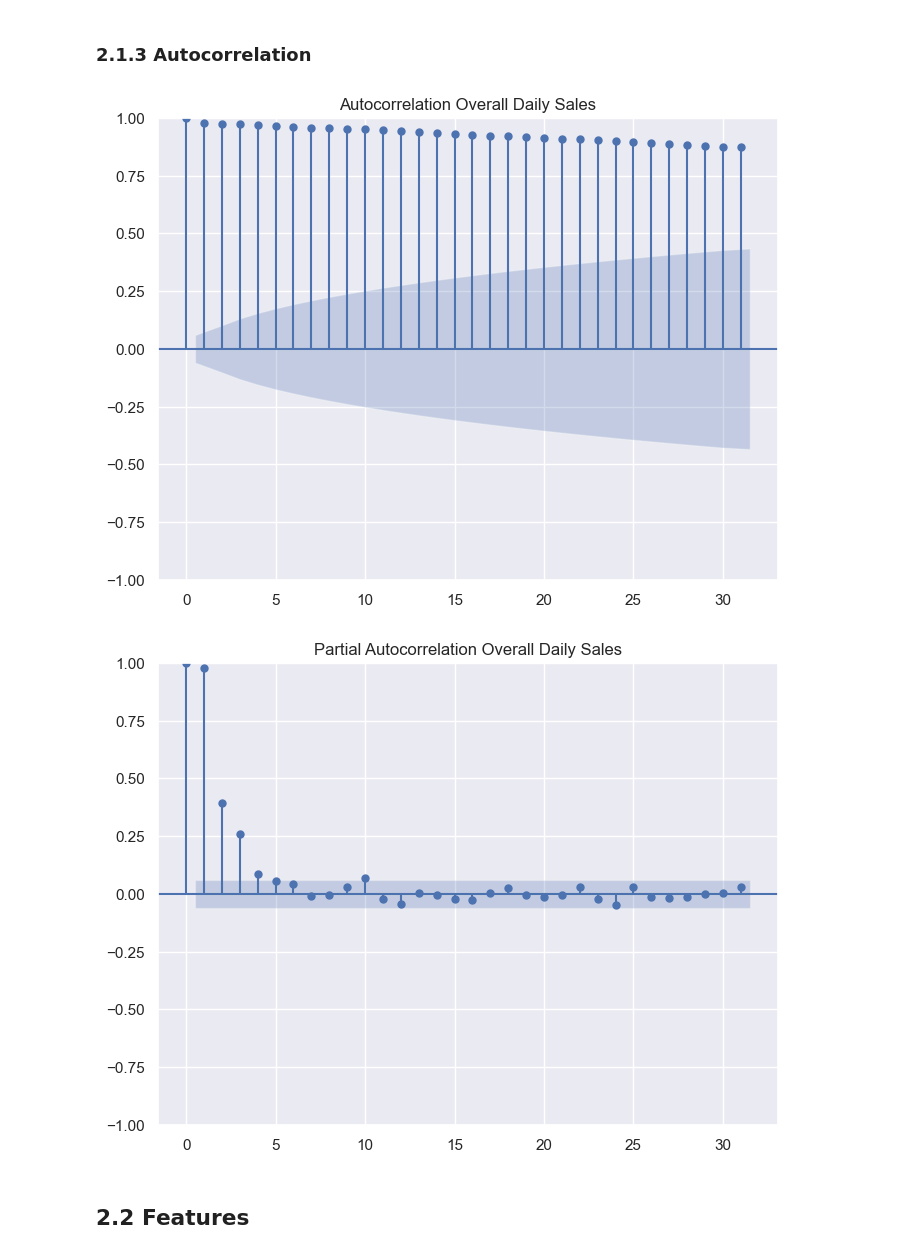
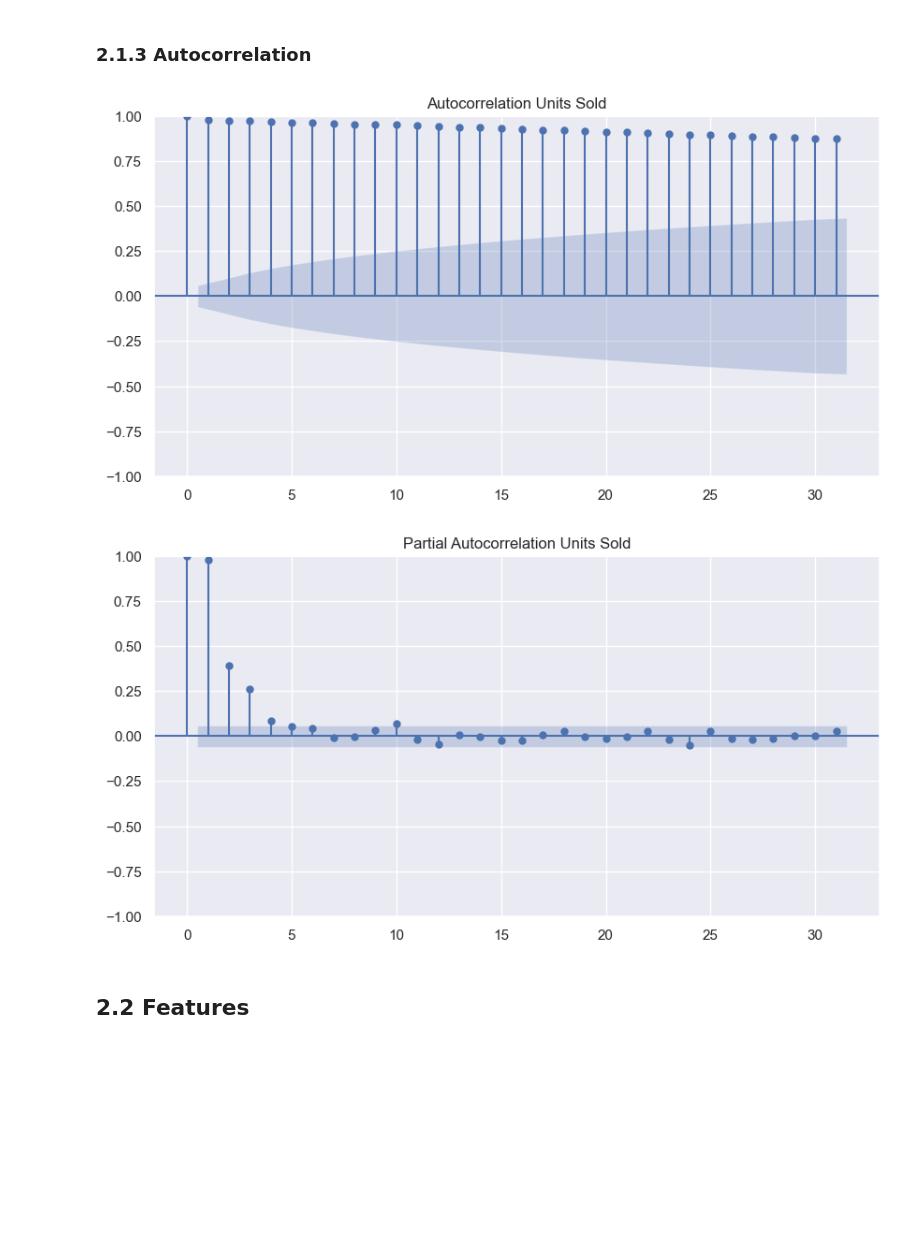
Before and after one commit to emsif84/sales_forecasting, a Jupyter notebook: Forecasting/1_eda/eda.ipynb, the cells around one changed output. Drawn from its saved outputs; the diff is of its cells as text; code cells hidden in the pictures; blank space fills up the shorter version.

```diff
--- a/Forecasting/1_eda/eda.ipynb
+++ b/Forecasting/1_eda/eda.ipynb
@@ -161,13 +181,14 @@ for i in sample_weeks:
 # %%
 # (Partial) Autocorrelation Function (ACF, PCAF)
 from statsmodels.graphics.tsaplots import plot_acf, plot_pacf
 
 # ACF/PACF Plot
-acf_plot = plot_acf(data_resample_daily, title="Autocorrelation Overall Daily Sales")
-pacf_plot = plot_pacf(data_resample_daily, title="Partial Autocorrelation Overall Daily Sales")
+plt.rcParams["figure.figsize"] = (10,5)
+acf_plot = plot_acf(data_resample_daily, title="Autocorrelation Units Sold")
+pacf_plot = plot_pacf(data_resample_daily, title="Partial Autocorrelation Units Sold")
 # %% [output]
-[figure, old version]
+[figure, new version]
-[figure, old version]
+[figure, new version]
 # %% [markdown]
 ## 2.2 Features
 # %% [markdown]
```
Also changed, not shown: parts of 1 cell of this notebook.
